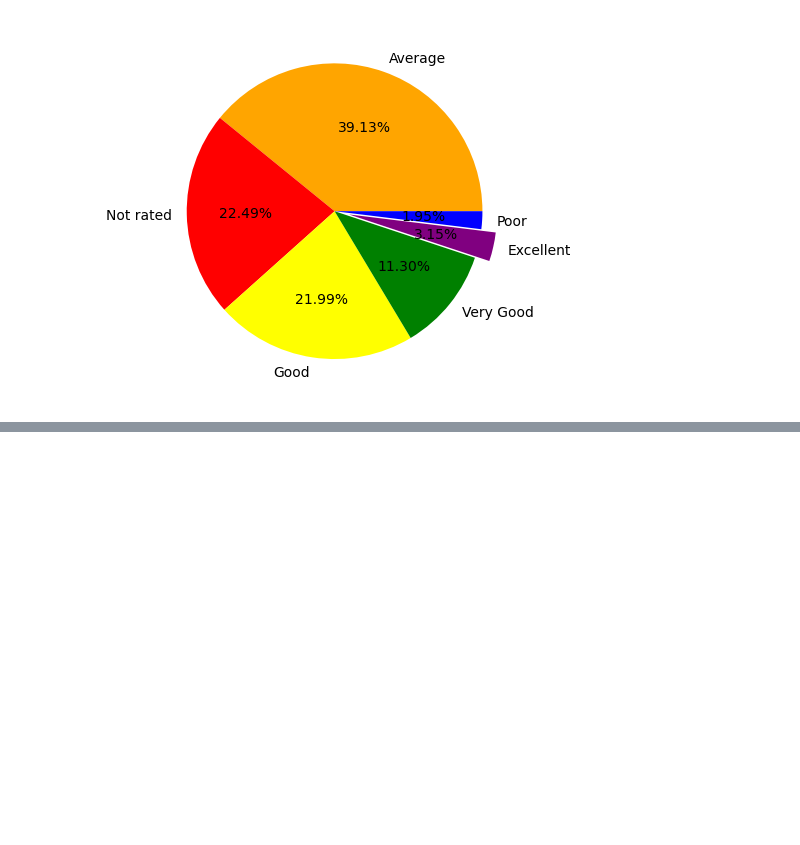
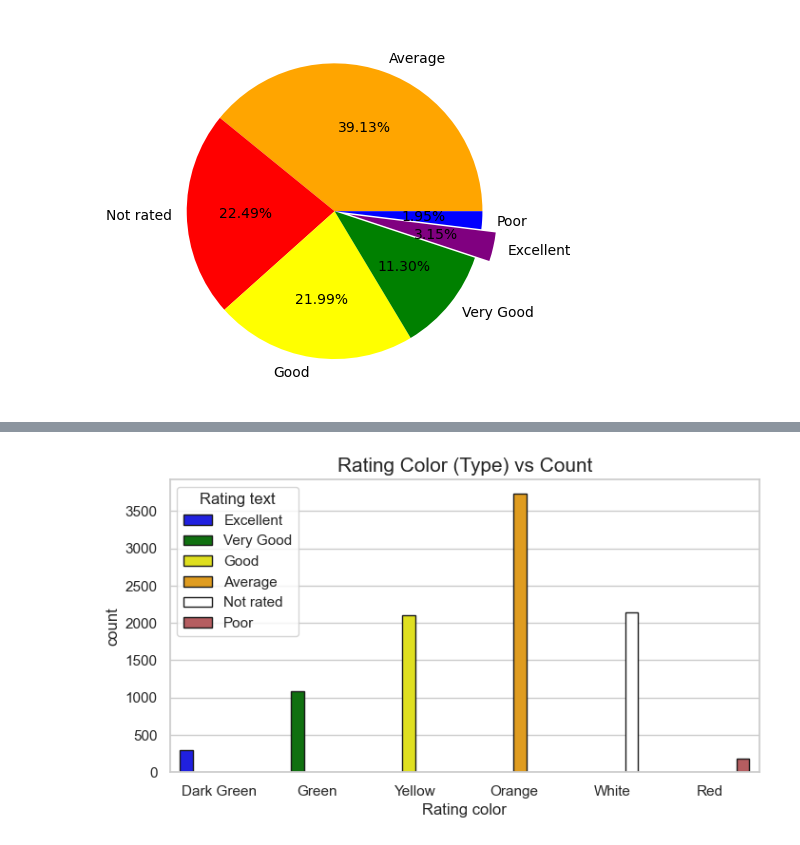
Before and after one commit to ipratyaksh21/Zomato-Delivery-Analysis, a Jupyter notebook: Zomato Data Analysis.ipynb, the cells around one changed output, grey strips where cells are left out. Drawn from its saved outputs; the diff is of its cells as text; code cells hidden in the pictures; blank space fills up the shorter version.

```diff
--- a/Zomato Data Analysis.ipynb
+++ b/Zomato Data Analysis.ipynb
@@ -280,0 +286,13 @@ While,~100 have Table booking.<br><br>
+# %%
+plt.figure(figsize=(8,4))
+
+plt.title("Rating Color (Type) vs Count",fontsize=15)
+
+sns.set(style='whitegrid')
+
+# sns.barplot(x=new_df['Rating color'].value_counts().index,y =new_df['Rating color'].values_counts().values, data = new_df)
+
+sns.countplot(x=new_df['Rating color'],hue=new_df['Rating text'] ,data=new_df,palette=['blue','green','yellow','orange','white','r'],edgecolor='k')
+plt.show()
+# %% [output]
+[figure, added]
```
Also changed, not shown: parts of 47 cells of this notebook.
